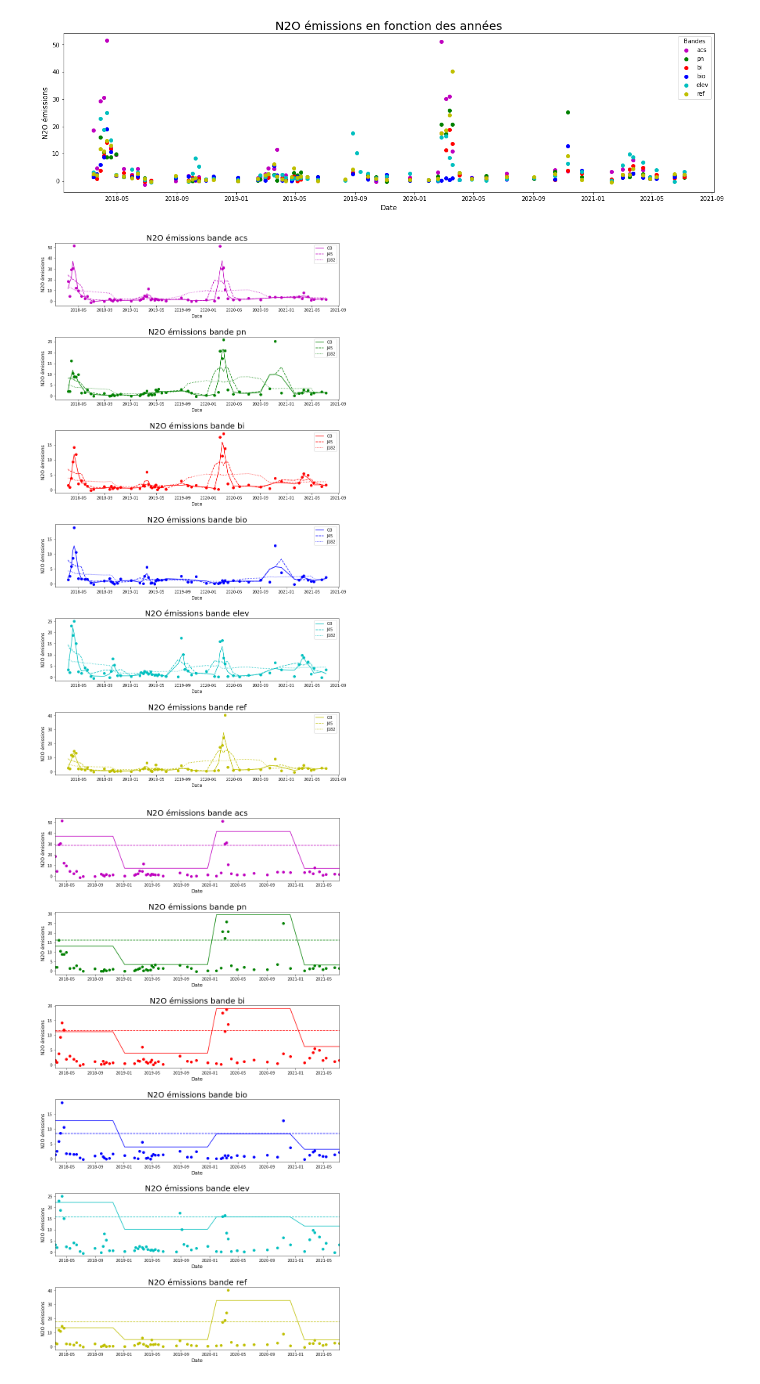
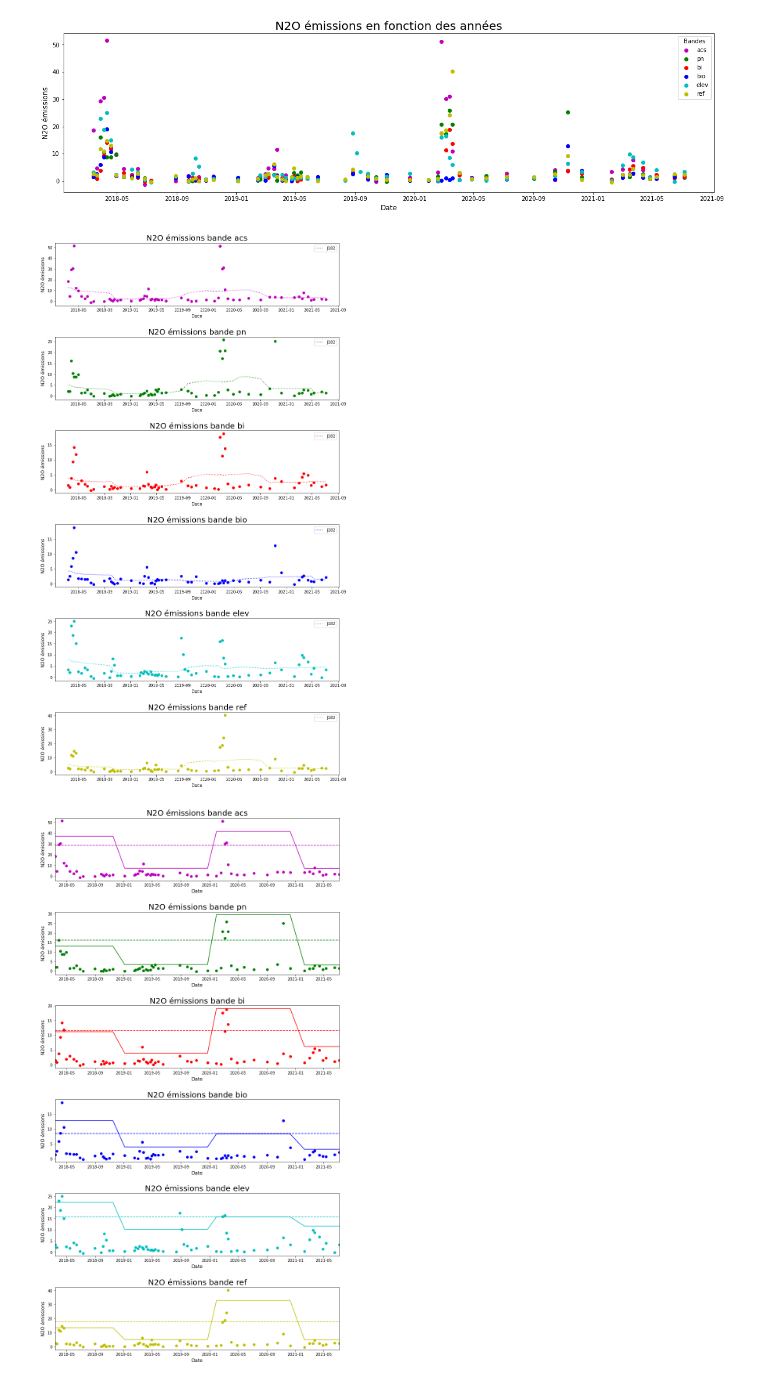
Before and after one commit to drylse/fil_rouge, a Jupyter notebook: analyse_pics/analyse_pic_v8.ipynb, the cells around one changed output. Cells and saved outputs as stored; diff of their text form; code cells hidden in the pictures.

```diff
--- a/analyse_pics/analyse_pic_v8.ipynb
+++ b/analyse_pics/analyse_pic_v8.ipynb
@@ -6,7 +6,7 @@ import matplotlib.pyplot as plt
 data2 = pd.read_csv("../data_pretraitee/data_pretraite.csv", sep=';', index_col = 0)
 # %%
 # col = ["N2O","Date","Bande","month","year"]
-col = ["N2O","Date","Bande","N2O_O3", "N2O_J45", "N2O_J182"]
+col = ["N2O","Date","Bande", "N2O_J182"]
 # %%
 df = data2[col] # Sélection des colonnes qui vont nous être utile
 # %%
@@ -55,38 +55,39 @@ markers = ['m', 'g', 'r', 'b', 'c', 'y']
 
 # colors = ["F3333","F8C00", "FD700", "0FF00", "0FFFF"]
 # df['N2O_J182'] = df['N2O_J182']  * 1.2
 
 fig2 = plt.figure(figsize=(13, 25))
 
 for index, bande in enumerate(df.Bande.unique()):
 
     plt.subplot(6,1,index + 1)
     plt.subplots_adjust(wspace=0.7, hspace=0.5)
     plt.title("N2O émissions bande " + bande, fontsize = 20)
     plt.ylabel('N2O émissions', fontsize = 12)
     plt.xlabel('Date', fontsize = 12)
 
-    dt_t = df.loc[df.Bande == bande, ["Date", "N2O", "N2O_O3", "N2O_J45", "N2O_J182"]].sort_values(by="Date")
+    dt_t = df.loc[df.Bande == bande, ["Date", "N2O", "N2O_J182"]].sort_values(by="Date")
     x = dt_t.iloc[:,0]
     y = dt_t.iloc[:,1]
     plt.plot(x, y, str(markers[index] + 'o'))
 
     # plt.axhline(y.mean(), color = markers[index], linestyle="--")  # Moyenne
 
     # O3 = dt_t.iloc[:,2]
-    plt.plot(x, dt_t.iloc[:,2], color = markers[index], linestyle="-", label="O3")
-    plt.plot(x, dt_t.iloc[:,3], color = markers[index], linestyle="--", label="J45")
-    plt.plot(x, dt_t.iloc[:,4], color = markers[index], linestyle=":", label="J182")
+    #plt.plot(x, dt_t.iloc[:,2], color = markers[index], linestyle="-", label="O3")
+    #plt.plot(x, dt_t.iloc[:,3], color = markers[index], linestyle="--", label="J45")
+    plt.plot(x, dt_t.iloc[:,2], color = markers[index], linestyle=":", label="J182")
+
     plt.legend()
     # dt_t['year'] = dt_t.Date.dt.year    # Rajout d'une colonne year
     # dt_mean = dt_t.groupby('year', axis = 0).mean() # On récupère la valeur moyenne par année
     # y_mean = dt_t['year'].map(dt_mean['N2O']) # On map les valeurs sur le dataframe d'origine
     # plt.plot(x, y_mean, color = markers[index], linestyle="-")  # Moyenne par année
     # plt.xlim([dt_t.Date.min(), dt_t.Date.max()])
 plt.show()
 # fig2.savefig('../images/allbandsmean.jpg')
 # %% [output]
-[figure, old version]
+[figure, new version]
 # %%
 markers = ['m', 'g', 'r', 'b', 'c', 'y']
 
```
Also changed, not shown: parts of 1 cell of this notebook, 4 other files.
